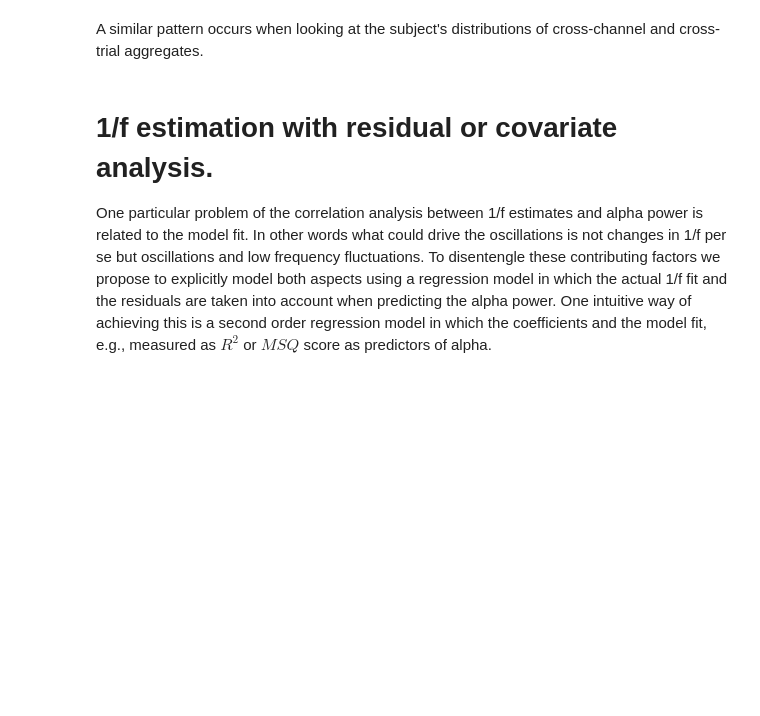
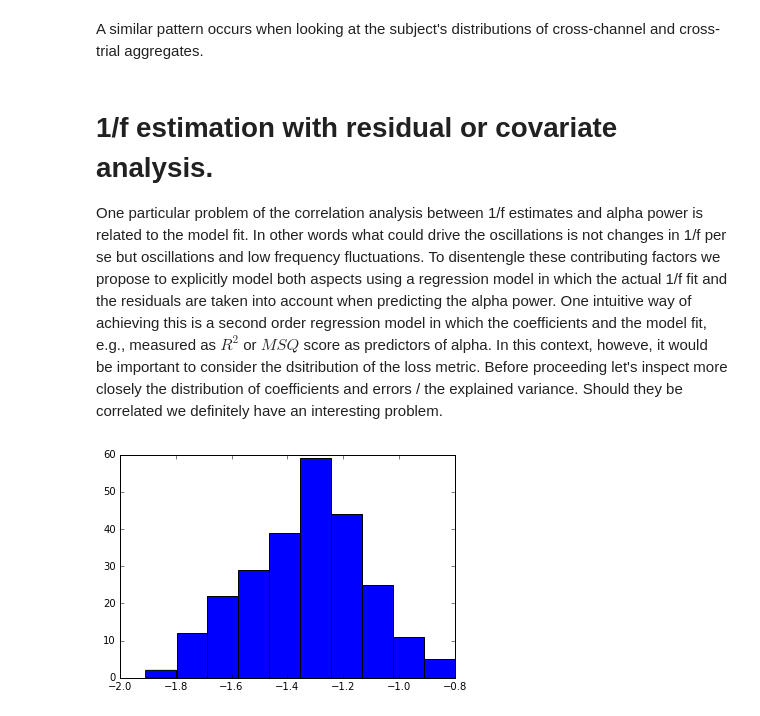
Before and after one commit to neurospin/meg_study_dynamic_scales, a Jupyter notebook: scripts/plot_figures_one.ipynb, the cells around one changed output. Cells and saved outputs as stored; diff of their text form; code cells hidden in the pictures; blank space fills up the shorter version.

```diff
--- a/scripts/plot_figures_one.ipynb
+++ b/scripts/plot_figures_one.ipynb
@@ -241,4 +210,4 @@ A similar pattern occurs when looking at the subject's distributions of cross-ch
 # 1/f estimation with residual or covariate analysis.
 
 One particular problem of the correlation analysis between 1/f estimates and alpha power is related to the model fit. In other words what could drive the oscillations is not changes in 1/f per se but oscillations and low frequency fluctuations. To disentengle these contributing factors we propose to explicitly model both aspects using a regression model in which the actual 1/f fit and the residuals are taken into account when predicting the alpha power.
-One intuitive way of achieving this is a second order regression model in which the coefficients and the model fit, e.g., measured as $R^{2}$ or $MSQ$ score as predictors of alpha.
+One intuitive way of achieving this is a second order regression model in which the coefficients and the model fit, e.g., measured as $R^{2}$ or $MSQ$ score as predictors of alpha. In this context, howeve, it would be important to consider the dsitribution of the loss metric. Before proceeding let's inspect more closely the distribution of coefficients and errors / the explained variance. Should they be correlated we definitely have an interesting problem.
@@ -244,0 +254,10 @@ One intuitive way of achieving this is a second order regression model in which
+# %%
+epochs = get_epochs_for_subject(subjects[0])
+
+coefs, intercepts, msq, r2 = compute_log_linear_fit(
+    epochs.get_data(), freqs=np.linspace(0.001, 127, len(epochs.times)), sfmin=0.1, sfmax=1.,
+    log_fun=np.log10)
+# %%
+plt.hist(coefs.mean(0));
+# %% [output]
+[figure, added]
```
Also changed, not shown: parts of 17 cells of this notebook.
